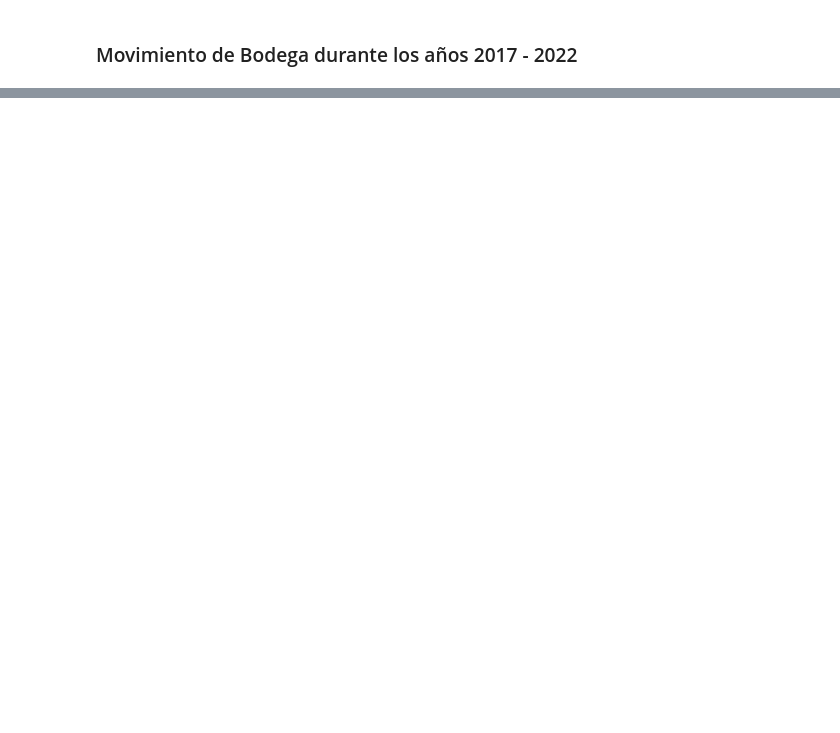
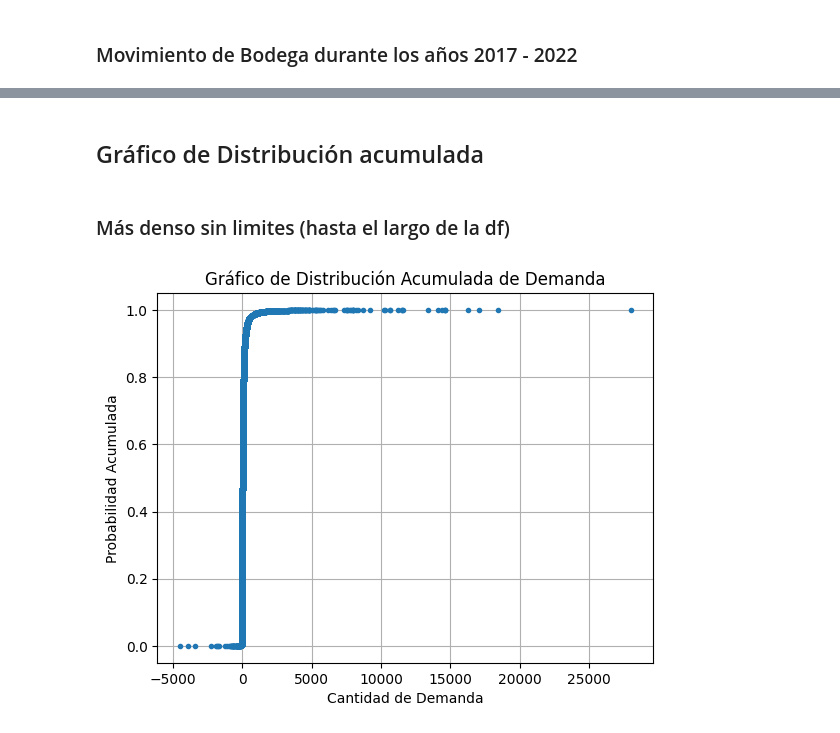
Before and after one commit to javieragebhardt/Optimizacion-Bodegas-G16, a Jupyter notebook: Analisis_Datos_Bodega.ipynb, the cells around one changed output, grey strips where cells are left out. Cells and saved outputs as stored; diff of their text form; code cells hidden in the pictures; blank space fills up the shorter version.

Commit message:
orden archivos

```diff
--- a/Analisis_Datos_Bodega.ipynb
+++ b/Analisis_Datos_Bodega.ipynb
@@ -489,0 +525,21 @@ plt.show()
+# %% [markdown]
+## Gráfico de Distribución acumulada
+# %% [markdown]
+### Más denso sin limites (hasta el largo de la df)
+# %%
+
+# Obtener las cantidades de demanda ordenadas
+demandas_ordenadas = np.sort(ventas_df['Cantidad'])
+
+# Calcular la función de distribución acumulada
+distribucion_acumulada = np.arange(1, len(demandas_ordenadas) + 1) / len(demandas_ordenadas)
+
+# Crear el gráfico de la distribución acumulada
+plt.plot(demandas_ordenadas, distribucion_acumulada, marker='.', linestyle='none')
+plt.xlabel('Cantidad de Demanda')
+plt.ylabel('Probabilidad Acumulada')
+plt.title('Gráfico de Distribución Acumulada de Demanda')
+plt.grid(True)
+plt.show()
+# %% [output]
+[figure, added]
```
Also changed, not shown: parts of 34 cells of this notebook, 8 other files.
